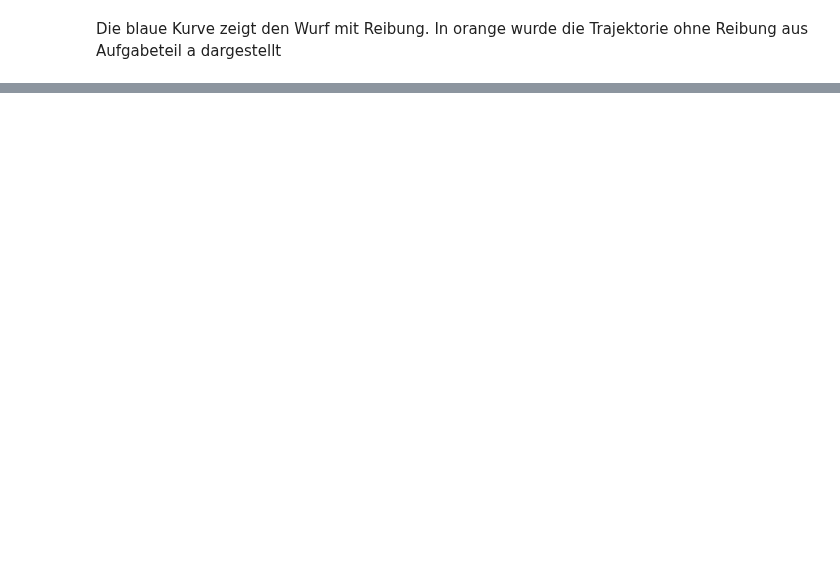
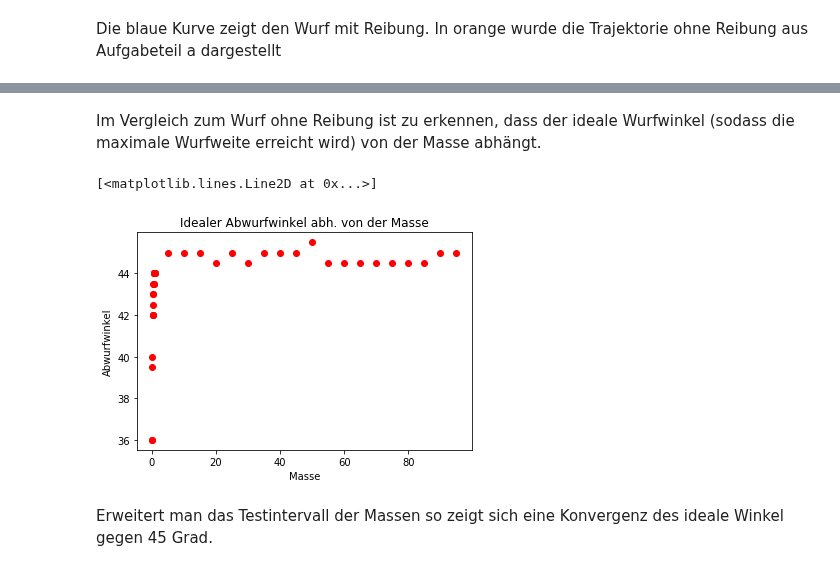
Before and after one commit to darenegade/modellbildung, a Jupyter notebook: Aufgabe2/Aufgabe2b.ipynb, the cells around one changed output, grey strips where cells are left out. Saved outputs shown, nothing was run; the diff lists cells and outputs as text; code cells hidden in the pictures; blank space fills up the shorter version.

```diff
--- a/Aufgabe2/Aufgabe2b.ipynb
+++ b/Aufgabe2/Aufgabe2b.ipynb
@@ -143,0 +226,17 @@ t1 ist wieder trivial. Das gesuchte Ergebnis ist t2. Diese kann nun in die zweit
+# %% [markdown]
+Im Vergleich zum Wurf ohne Reibung ist zu erkennen, dass der ideale Wurfwinkel (sodass die maximale Wurfweite erreicht wird) von der Masse abhängt.
+# %%
+for m_o in np.arange(0.05, 100, 5):
+        xe.append(m_o)
+        ye.append(omega_max_ww(m_o))
+
+plt.figure(2)
+plt.title('Idealer Abwurfwinkel abh. von der Masse')
+plt.xlabel('Masse')
+plt.ylabel('Abwurfwinkel')
+plt.plot(xe, ye, 'ro')
+# %% [output]
+[<matplotlib.lines.Line2D at 0x...>]
+[figure, added]
+# %% [markdown]
+Erweitert man das Testintervall der Massen so zeigt sich eine Konvergenz des ideale Winkel gegen 45 Grad.
```
Also changed, not shown: parts of 9 cells of this notebook.
